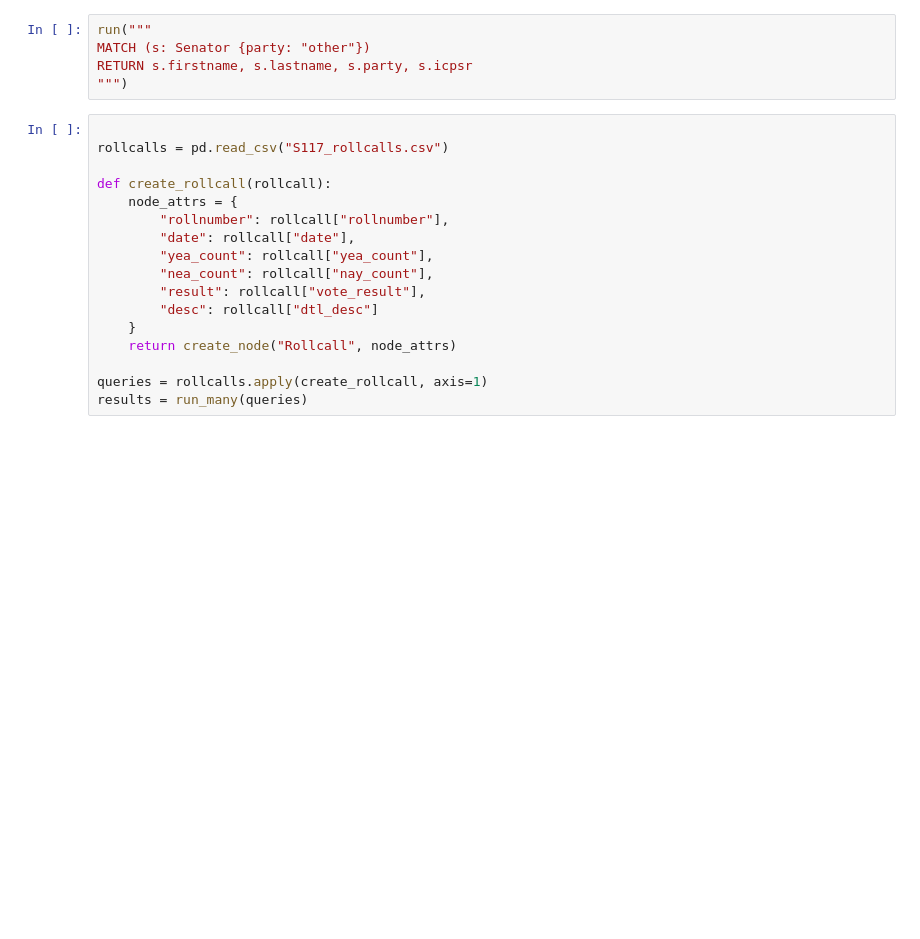
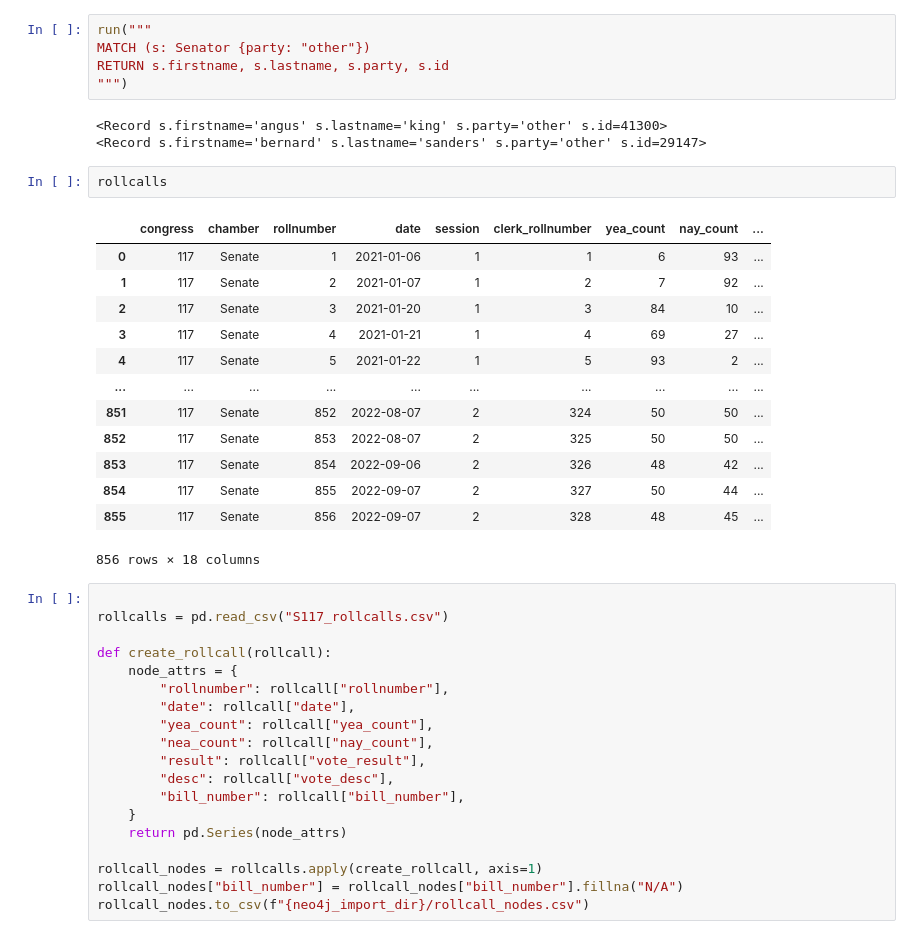
Before and after one commit to Aidankeogh/SenatorGraph, a Jupyter notebook: build_graph.ipynb, the cells around one changed output. Drawn from its saved outputs; the diff is of its cells as text; blank space fills up the shorter version.

```diff
--- a/build_graph.ipynb
+++ b/build_graph.ipynb
@@ -53,8 +45,27 @@ results = run_many(queries)
 # %%
 run("""
 MATCH (s: Senator {party: "other"})
-RETURN s.firstname, s.lastname, s.party, s.icpsr
+RETURN s.firstname, s.lastname, s.party, s.id
 """)
+# %% [output]
+<Record s.firstname='angus' s.lastname='king' s.party='other' s.id=41300>
+<Record s.firstname='bernard' s.lastname='sanders' s.party='other' s.id=29147>
+# %%
+rollcalls
+# %% [output]
+|  | congress | chamber | rollnumber | date | session | clerk_rollnumber | yea_count | nay_count | ... |
+| 0 | 117 | Senate | 1 | 2021-01-06 | 1 | 1 | 6 | 93 | ... |
+| 1 | 117 | Senate | 2 | 2021-01-07 | 1 | 2 | 7 | 92 | ... |
+| 2 | 117 | Senate | 3 | 2021-01-20 | 1 | 3 | 84 | 10 | ... |
+| 3 | 117 | Senate | 4 | 2021-01-21 | 1 | 4 | 69 | 27 | ... |
+| 4 | 117 | Senate | 5 | 2021-01-22 | 1 | 5 | 93 | 2 | ... |
+| ... | ... | ... | ... | ... | ... | ... | ... | ... | ... |
+| 851 | 117 | Senate | 852 | 2022-08-07 | 2 | 324 | 50 | 50 | ... |
+| 852 | 117 | Senate | 853 | 2022-08-07 | 2 | 325 | 50 | 50 | ... |
+| 853 | 117 | Senate | 854 | 2022-09-06 | 2 | 326 | 48 | 42 | ... |
+| 854 | 117 | Senate | 855 | 2022-09-07 | 2 | 327 | 50 | 44 | ... |
+| 855 | 117 | Senate | 856 | 2022-09-07 | 2 | 328 | 48 | 45 | ... |
+856 rows × 18 columns
 # %%
 
 rollcalls = pd.read_csv("S117_rollcalls.csv")
@@ -66,9 +77,11 @@ def create_rollcall(rollcall):
         "yea_count": rollcall["yea_count"],
         "nea_count": rollcall["nay_count"],
         "result": rollcall["vote_result"],
-        "desc": rollcall["dtl_desc"]
+        "desc": rollcall["vote_desc"],
+        "bill_number": rollcall["bill_number"],
     }
-    return create_node("Rollcall", node_attrs)
+    return pd.Series(node_attrs)
 
-queries = rollcalls.apply(create_rollcall, axis=1)
-results = run_many(queries)
+rollcall_nodes = rollcalls.apply(create_rollcall, axis=1)
+rollcall_nodes["bill_number"] = rollcall_nodes["bill_number"].fillna("N/A")
+rollcall_nodes.to_csv(f"{neo4j_import_dir}/rollcall_nodes.csv")
```
Also changed, not shown: parts of 12 cells of this notebook.
